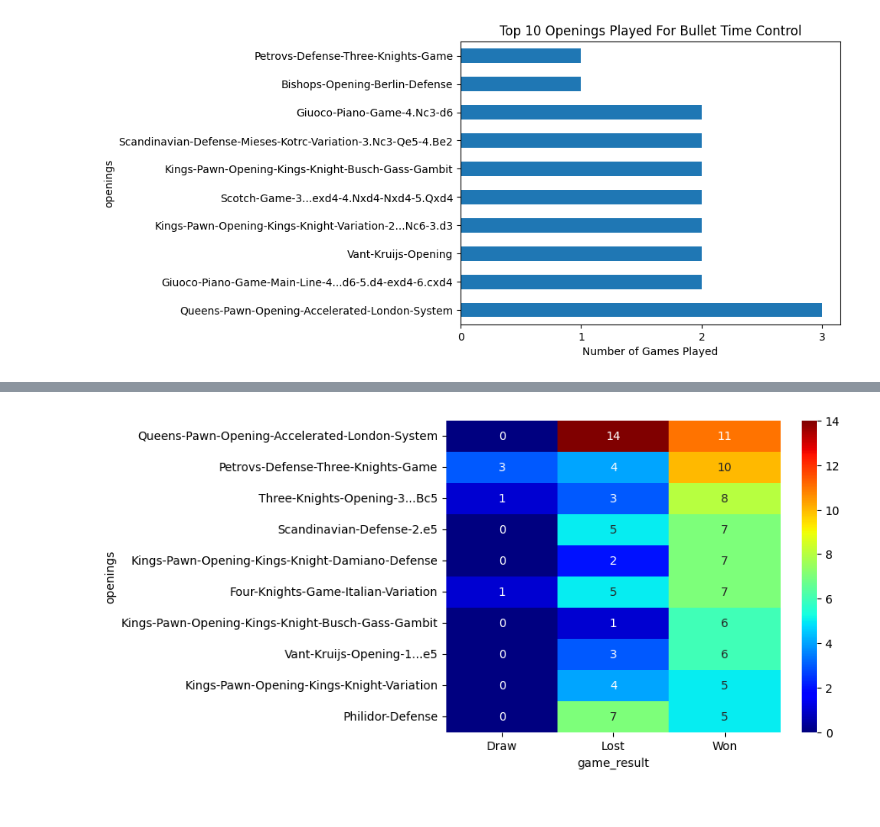
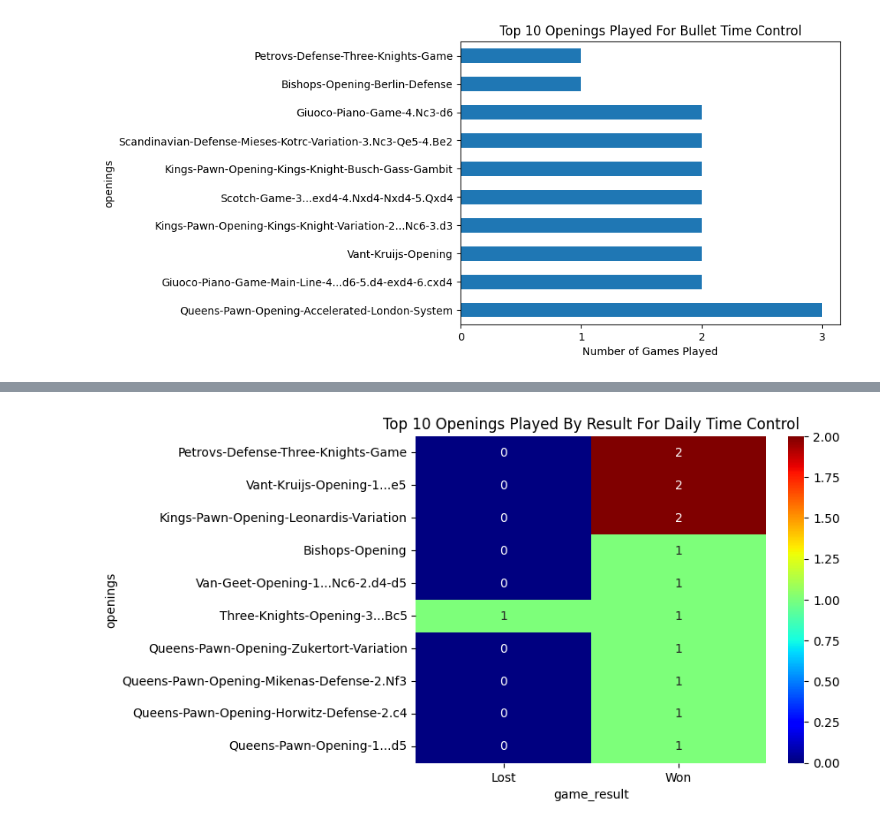
Before and after one commit to hfactor13/MyChessGames, a Jupyter notebook: chess_analysis.ipynb, the cells around one changed output, grey strips where cells are left out. Saved outputs shown, nothing was run; the diff lists cells and outputs as text; code cells hidden in the pictures.

Commit message:
Updated to include separate heat maps for each time control

```diff
--- a/chess_analysis.ipynb
+++ b/chess_analysis.ipynb
@@ -358,14 +358,14 @@ plot_openings_by_time_control(bullet_games, "Bullet") # top 10 openings played f
 # %% [output]
 [figure]
 # %%
-def plot_openings_played_by_result(df, result):
+def plot_openings_matrix(df, time_control):
     """Plots the top 10 descending openings played by game outcome.
 
     Args:
         df (pandas.DataFrame): time control dataframe
-        result (str): the outcome of the game (i.e. "Won", "Lost", "Draw")
+        time_control (str): time control used in the title for the plot
     """
-    df = df[["openings", "game_result"]].where(df["game_result"] == result).dropna()
-    df.groupby("openings").size().sort_values(ascending = False)[:10].plot(kind = "barh", title = f"Top 10 Openings {result} (All Time Controls)", xlabel = "Games Played")
-    plt.xticks([i for i in range(openings.max() + 1)], minor = True)
+    openings_results = df.groupby(["openings", "game_result"]).size().unstack(fill_value = 0).sort_values(by = "Won", ascending = False)
+    sns.heatmap(openings_results[:10], annot=True, cmap='jet', fmt=".0f") # filtering by the first 10 descending order results for all time controls
+    plt.title(f"Top 10 Openings Played By Result For {time_control} Time Control")
     plt.show()
@@ -402,5 +372,4 @@ openings_result_matrix
-# %%
-sns.heatmap(openings_result_matrix[:10], annot=True, cmap='jet', fmt=".0f") # filtering by the first 10 descending order results for all time controls
-plt.show()
-# %% [output]
-[figure, removed]
+# %%
+plot_openings_matrix(daily_games, "Daily")
+# %% [output]
+[figure, added]
```
Also changed, not shown: parts of 7 cells of this notebook.
